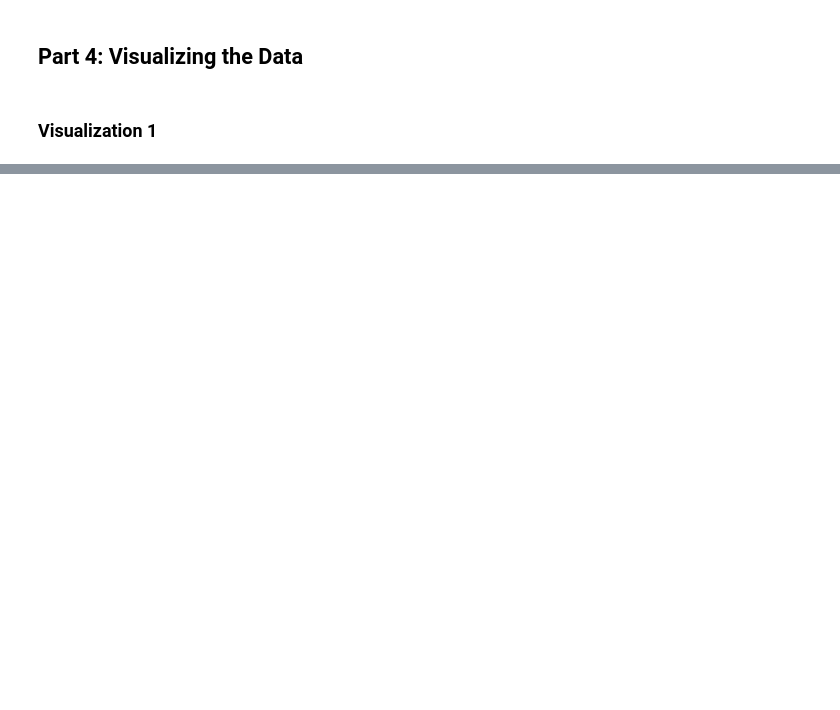
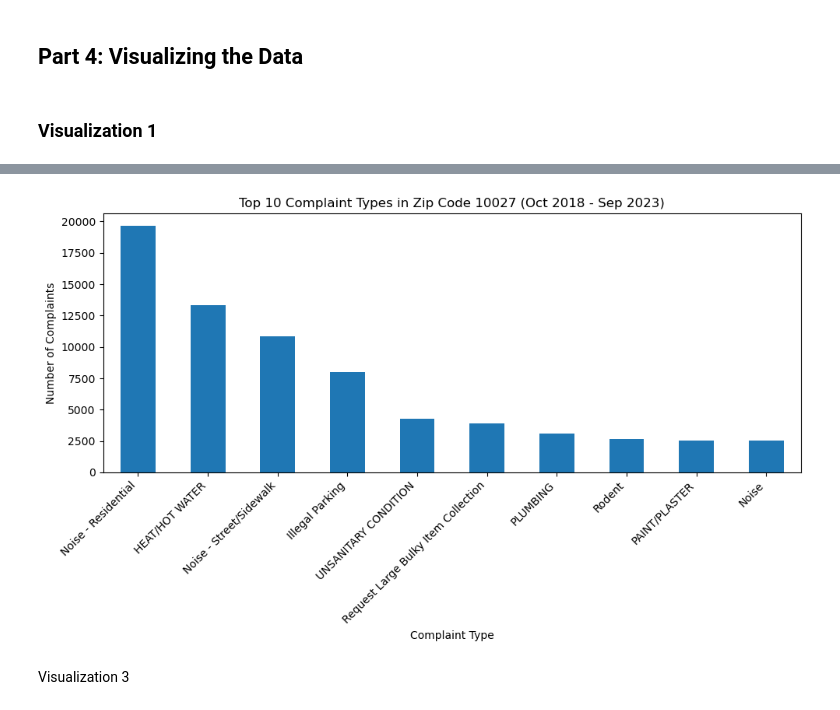
Before and after one commit to Fate4ever/Final4501, a Jupyter notebook: Final project 4501.ipynb, the cells around one changed output, grey strips where cells are left out. Saved outputs shown, nothing was run; the diff lists cells and outputs as text; code cells hidden in the pictures; blank space fills up the shorter version.

```diff
--- a/Final project 4501.ipynb
+++ b/Final project 4501.ipynb
@@ -578,0 +817,33 @@ plot_visual_1(some_dataframe)
+# %%
+def get_top_10_complaints_data(engine, zip_code='10027', start_date='2018-10-01', end_date='2023-09-30'):
+    # SQL Query to find top 10 complaint types in the given zip code and date range
+    query = '''
+    SELECT complaint_type, COUNT(*) as count
+    FROM geodf_311_data
+    WHERE incident_zip = %(zip_code)s AND
+          created_date >= %(start_date)s AND
+          created_date <= %(end_date)s
+    GROUP BY complaint_type
+    ORDER BY count DESC
+    LIMIT 10;
+    '''
+    return pd.read_sql_query(query, engine, params={'zip_code': zip_code, 'start_date': start_date, 'end_date': end_date})
+# %%
+def plot_top_10_complaints(engine):
+    # Get the data
+    df = get_top_10_complaints_data(engine)
+
+    # Create the bar chart
+    df.plot(kind='bar', x='complaint_type', y='count', figsize=(10, 6), legend=False)
+    plt.xlabel('Complaint Type')
+    plt.ylabel('Number of Complaints')
+    plt.title('Top 10 Complaint Types in Zip Code 10027 (Oct 2018 - Sep 2023)')
+    plt.xticks(rotation=45, ha='right')
+    plt.tight_layout()
+    plt.show()
+# %%
+plot_top_10_complaints(engine)
+# %% [output]
+[figure, added]
+# %% [markdown]
+Visualization 3
```
Also changed, not shown: parts of 69 cells of this notebook, 6 other files.
